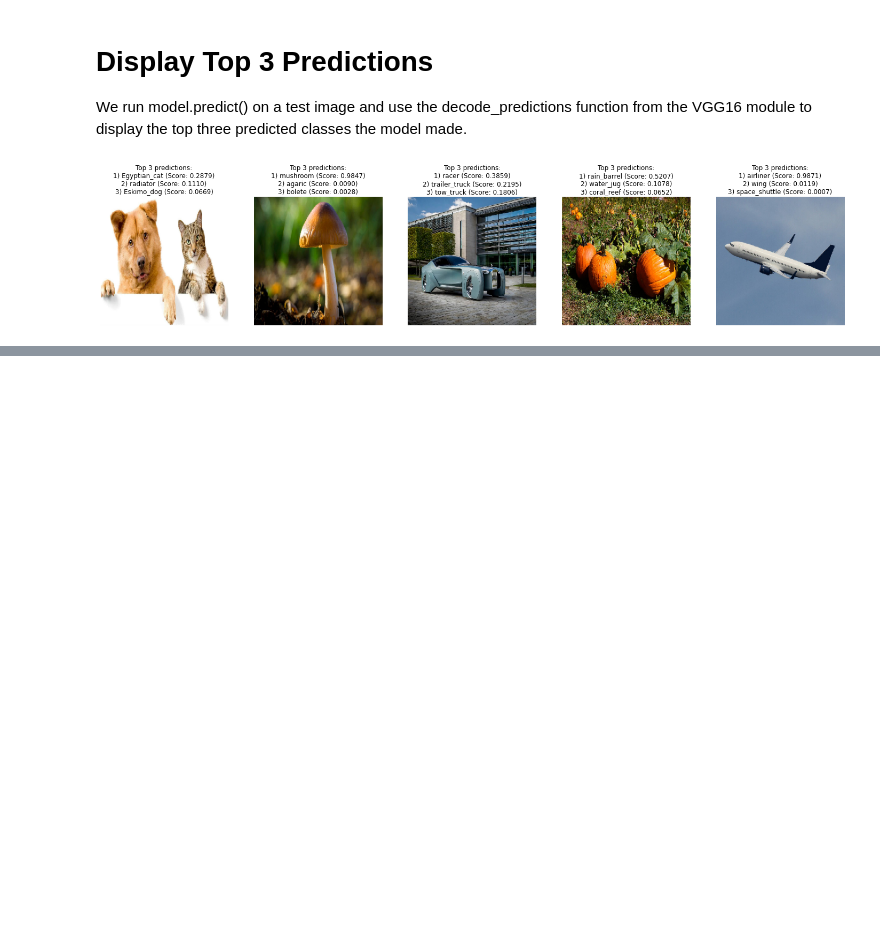
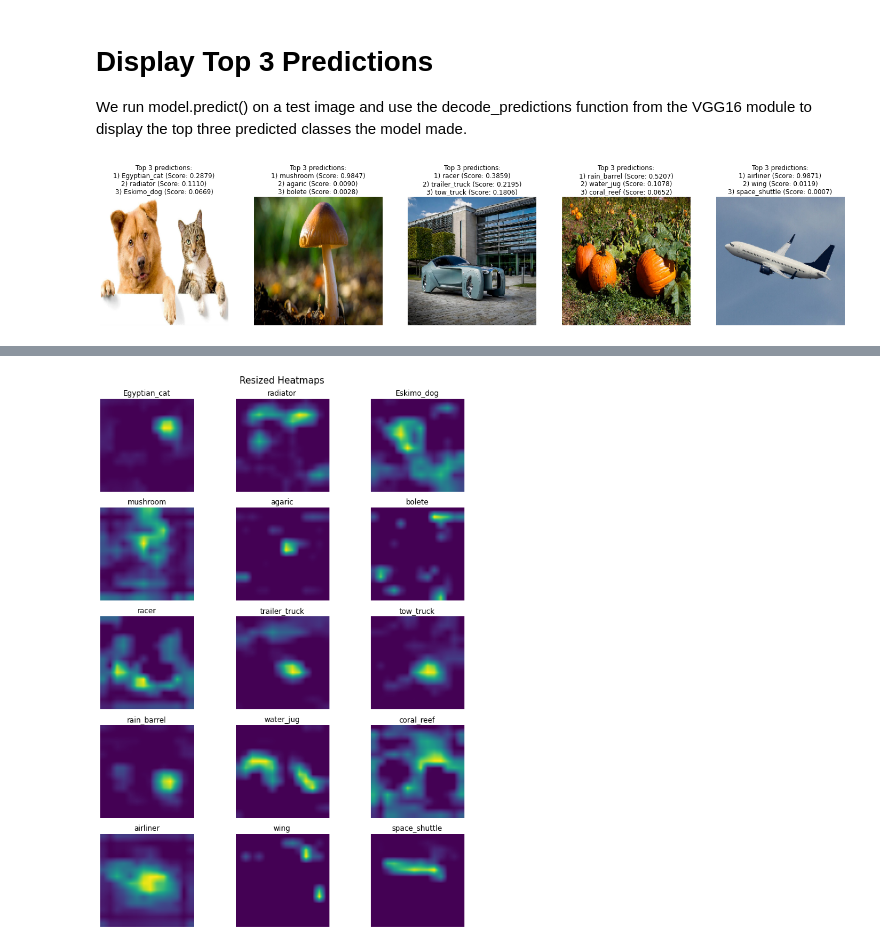
Before and after one commit to geoffcorvera/deeplearning-spring2021, a Jupyter notebook: Grad_CAM.ipynb, the cells around one changed output, grey strips where cells are left out. Saved outputs shown, nothing was run; the diff lists cells and outputs as text; code cells hidden in the pictures; blank space fills up the shorter version.

```diff
--- a/Grad_CAM.ipynb
+++ b/Grad_CAM.ipynb
@@ -122,3 +119,21 @@ def resize_and_rescale_intensities(matrix, shape):
   res = tf.image.resize(res, (shape[0], shape[1])).numpy()
   res = res.squeeze()
   return np.uint8(255 * res)
+# %%
+resized = [[(d, resize_and_rescale_intensities(m, target_size)) for d, m in row] for row in all_heatmaps]
+
+fig, axs = plt.subplots(n_images, 3, figsize=(10,13))
+for row, maps in zip(axs, resized):
+  for ax, (desc, map) in zip(row, maps):
+    ax.set_title(desc)
+    ax.axis('off')
+    ax.imshow(map)
+
+fig.tight_layout()
+fig.subplots_adjust(top=0.94)
+plt.suptitle('Resized Heatmaps', fontsize=15)
+plt.show()
+
+resized = [[hmap for _, hmap in r] for r in resized]
+# %% [output]
+[figure, added]
```
Also changed, not shown: parts of 6 cells of this notebook.
